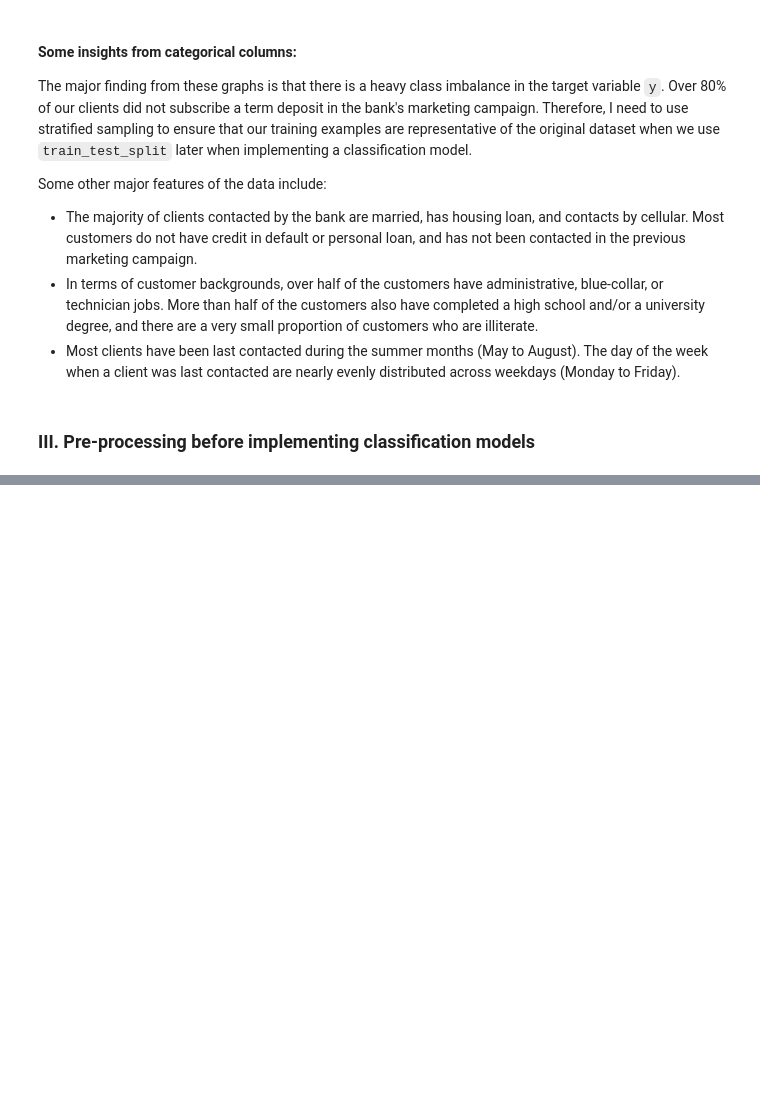
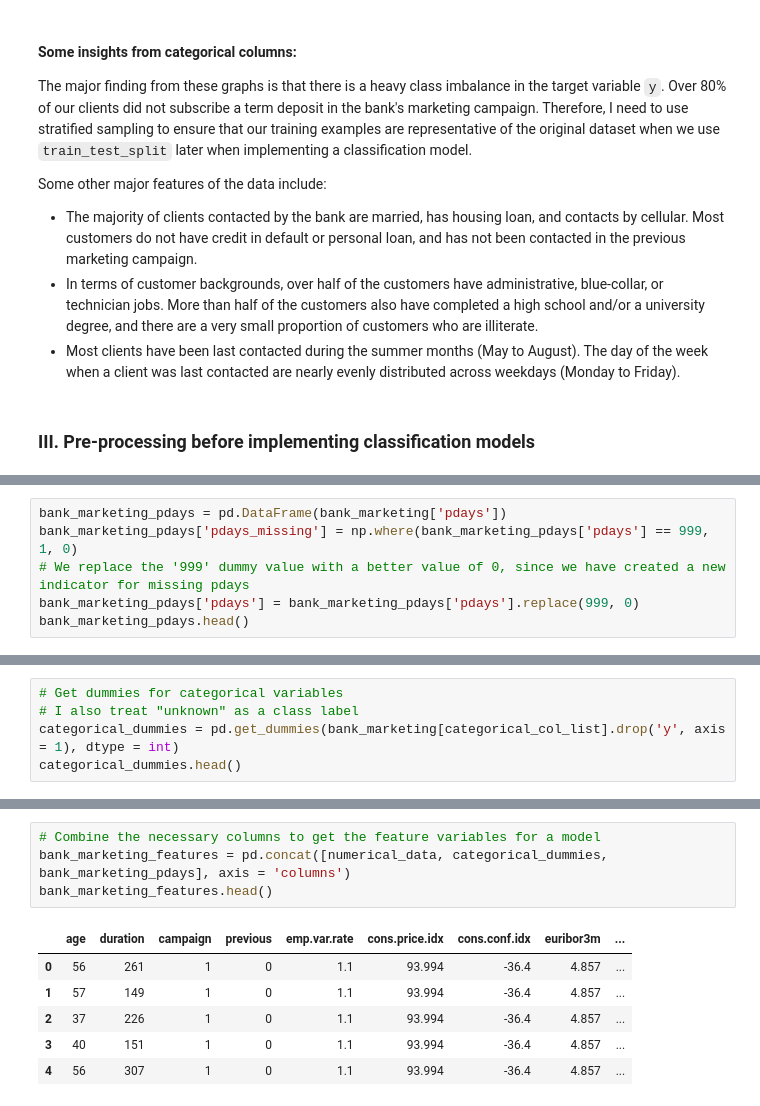
Before and after one commit to thaianle/bank-marketing, a Jupyter notebook: bank-marketing.ipynb, the cells around one changed output, grey strips where cells are left out. Drawn from its saved outputs; the diff is of its cells as text; blank space fills up the shorter version.

```diff
--- a/bank-marketing.ipynb
+++ b/bank-marketing.ipynb
@@ -365,0 +400,6 @@ Some other major features of the data include:
+# %%
+bank_marketing_pdays = pd.DataFrame(bank_marketing['pdays'])
+bank_marketing_pdays['pdays_missing'] = np.where(bank_marketing_pdays['pdays'] == 999, 1, 0)
+# We replace the '999' dummy value with a better value of 0, since we have created a new indicator for missing pdays
+bank_marketing_pdays['pdays'] = bank_marketing_pdays['pdays'].replace(999, 0)
+bank_marketing_pdays.head()
@@ -365,0 +413,5 @@ Some other major features of the data include:
+# %%
+# Get dummies for categorical variables
+# I also treat "unknown" as a class label
+categorical_dummies = pd.get_dummies(bank_marketing[categorical_col_list].drop('y', axis = 1), dtype = int)
+categorical_dummies.head()
@@ -365,0 +436,11 @@ Some other major features of the data include:
+# %%
+# Combine the necessary columns to get the feature variables for a model
+bank_marketing_features = pd.concat([numerical_data, categorical_dummies, bank_marketing_pdays], axis = 'columns')
+bank_marketing_features.head()
+# %% [output]
+|  | age | duration | campaign | previous | emp.var.rate | cons.price.idx | cons.conf.idx | euribor3m | ... |
+| 0 | 56 | 261 | 1 | 0 | 1.1 | 93.994 | -36.4 | 4.857 | ... |
+| 1 | 57 | 149 | 1 | 0 | 1.1 | 93.994 | -36.4 | 4.857 | ... |
+| 2 | 37 | 226 | 1 | 0 | 1.1 | 93.994 | -36.4 | 4.857 | ... |
+| 3 | 40 | 151 | 1 | 0 | 1.1 | 93.994 | -36.4 | 4.857 | ... |
+| 4 | 56 | 307 | 1 | 0 | 1.1 | 93.994 | -36.4 | 4.857 | ... |
```
Also changed, not shown: parts of 18 cells of this notebook.
